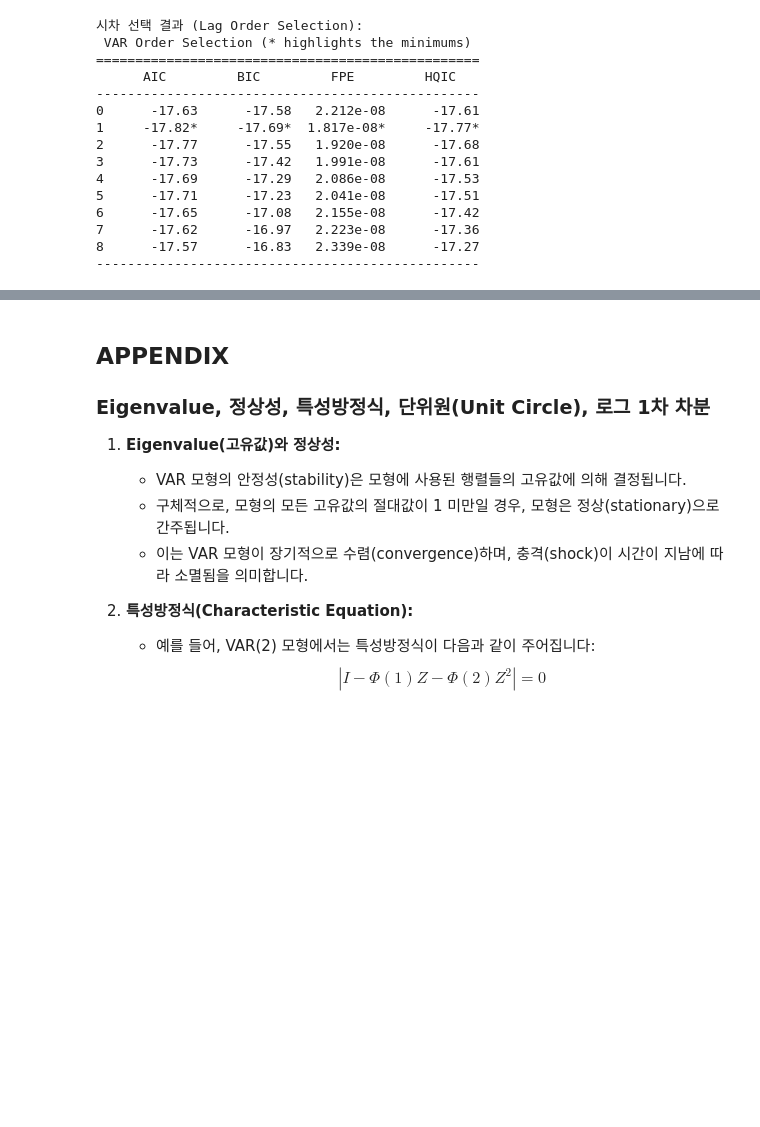
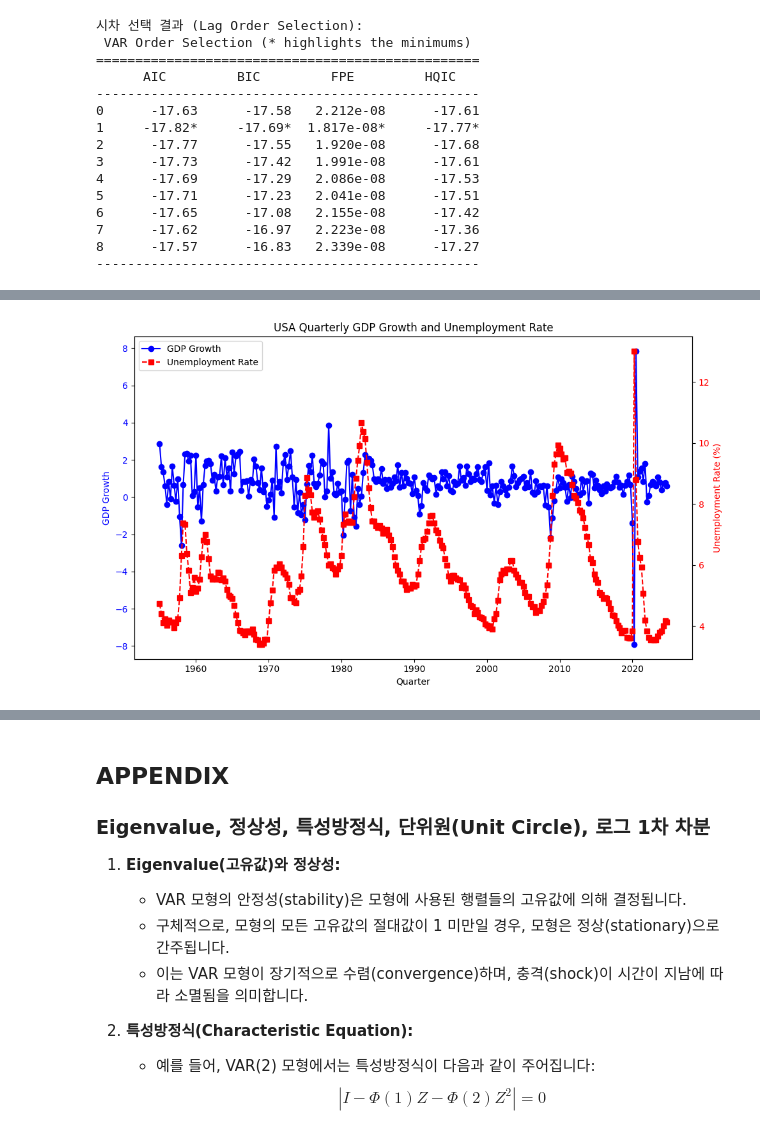
Before and after one commit to minkeymouse/forecasting, a Jupyter notebook: practices/practice4.ipynb, the cells around one changed output, grey strips where cells are left out. Cells and saved outputs as stored; diff of their text form; code cells hidden in the pictures; blank space fills up the shorter version.

```diff
--- a/practices/practice4.ipynb
+++ b/practices/practice4.ipynb
@@ -626,0 +359,3 @@ print(gc_c_to_y.summary())
+# %%
+df = pd.read_csv("../datasets/df_blanchard.csv").reset_index().drop("index", axis=1)
+df.tail()
@@ -626,0 +436,5 @@ print(gc_c_to_y.summary())
+# %%
+# Plot for a chosen country ('USA') and (optionally) specify date range:
+plot_country_quarterly(df, country="USA", start_date="1955-01-01", end_date="2024-12-31")
+# %% [output]
+[figure, added]
```
Also changed, not shown: parts of 18 cells of this notebook, 1 other file.
